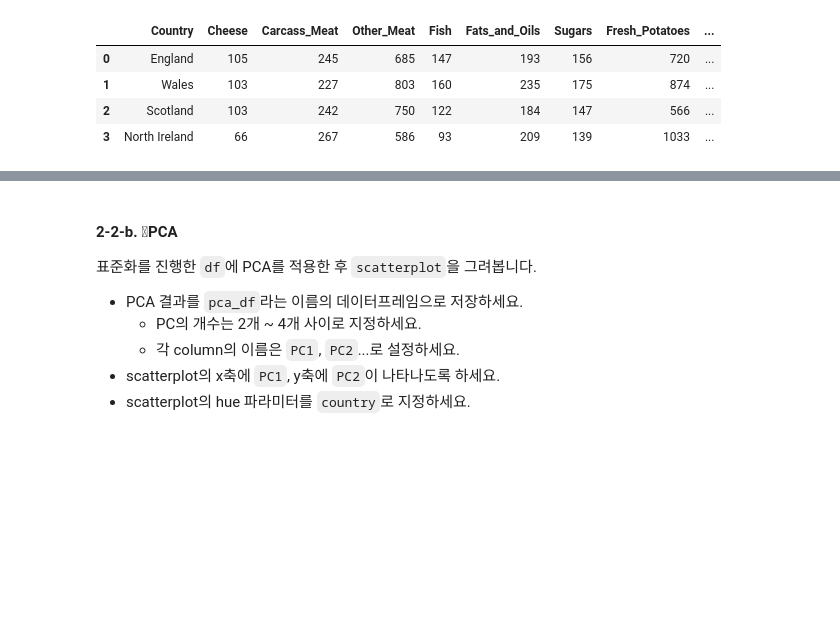
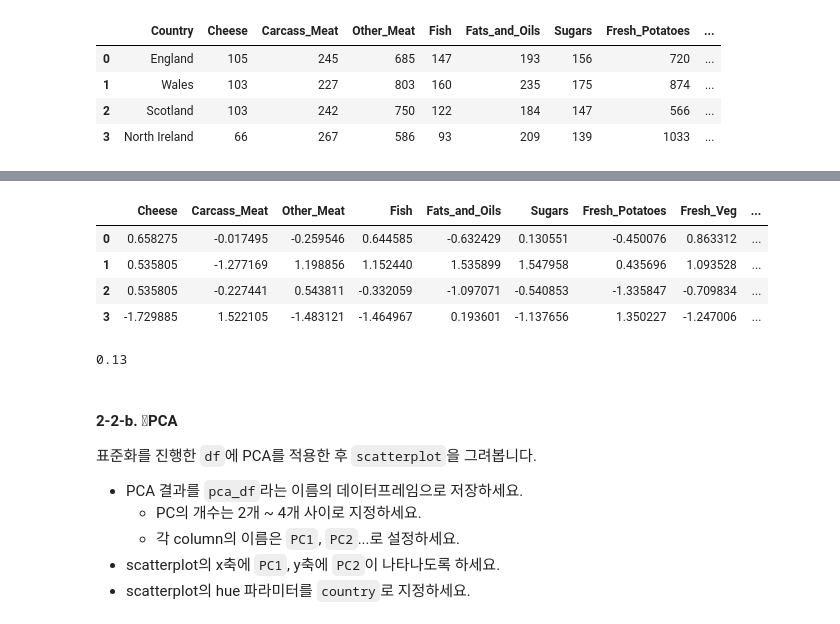
Before and after one commit to LamuneGitHub/A001_Python_Test, a Jupyter notebook: sprint/ai15-sc13x-이상필.ipynb, the cells around one changed output, grey strips where cells are left out. Drawn from its saved outputs; the diff is of its cells as text; code cells hidden in the pictures; blank space fills up the shorter version.

```diff
--- a/sprint/ai15-sc13x-이상필.ipynb
+++ b/sprint/ai15-sc13x-이상필.ipynb
@@ -205 +240,18 @@ df
+# %%
+# df 화
+df_std = pd.DataFrame( Z )
+df_std.columns = df.columns
+df_std
+# %% [output]
+|  | Cheese | Carcass_Meat | Other_Meat | Fish | Fats_and_Oils | Sugars | Fresh_Potatoes | Fresh_Veg | ... |
+| 0 | 0.658275 | -0.017495 | -0.259546 | 0.644585 | -0.632429 | 0.130551 | -0.450076 | 0.863312 | ... |
+| 1 | 0.535805 | -1.277169 | 1.198856 | 1.152440 | 1.535899 | 1.547958 | 0.435696 | 1.093528 | ... |
+| 2 | 0.535805 | -0.227441 | 0.543811 | -0.332059 | -1.097071 | -0.540853 | -1.335847 | -0.709834 | ... |
+| 3 | -1.729885 | 1.522105 | -1.483121 | -1.464967 | 0.193601 | -1.137656 | 1.350227 | -1.247006 | ... |
+# %%
+# Sugars column의 index가 0인 값을 반올림하여 소수점 둘째 자리까지 구하세요.
+
+print ( df_std.iloc[0]['Sugars'].round(2) )
+# %% [output]
+0.13
 # %% [markdown]
```
Also changed, not shown: parts of 6 cells of this notebook.
